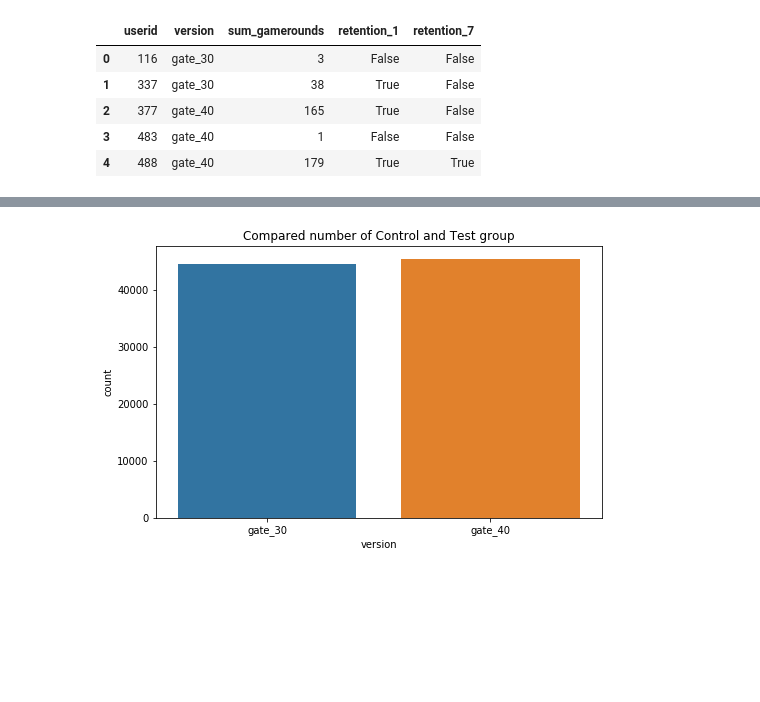
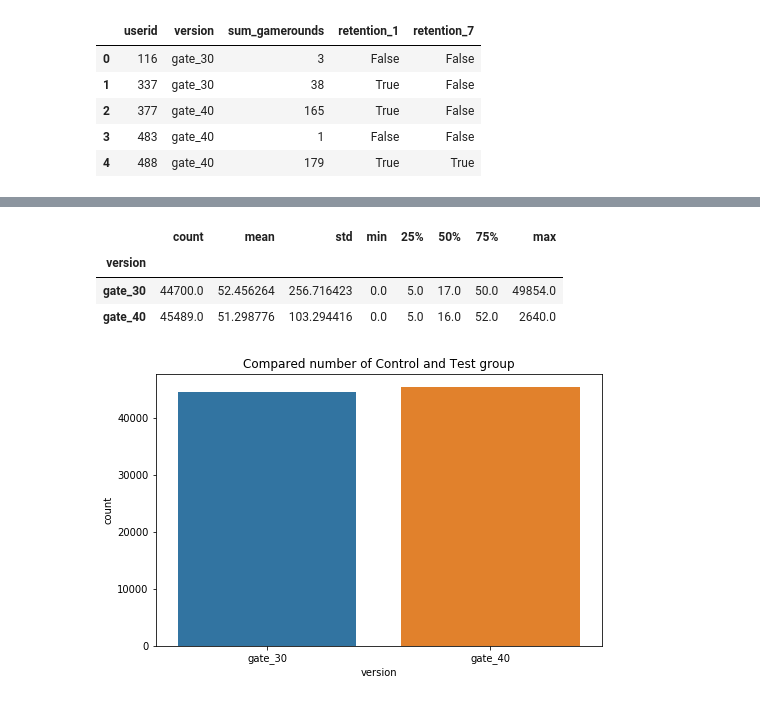
Before and after one commit to sunny0103/personal_project_kaggle, a Jupyter notebook: Cookie Cats mobile game AB test.ipynb, the cells around one changed output, grey strips where cells are left out. Cells and saved outputs as stored; diff of their text form; code cells hidden in the pictures; blank space fills up the shorter version.

```diff
--- a/Cookie Cats mobile game AB test.ipynb
+++ b/Cookie Cats mobile game AB test.ipynb
@@ -56,3 +94,10 @@ df.head()
+# %%
+df.groupby('version').sum_gamerounds.describe()
+# %% [output]
+|  | count | mean | std | min | 25% | 50% | 75% | max |
+| version |  |  |  |  |  |  |  |  |
+| gate_30 | 44700.0 | 52.456264 | 256.716423 | 0.0 | 5.0 | 17.0 | 50.0 | 49854.0 |
+| gate_40 | 45489.0 | 51.298776 | 103.294416 | 0.0 | 5.0 | 16.0 | 52.0 | 2640.0 |
 # %%
 plt.figure(figsize=(8,5))
 sns.countplot(x='version',data=df)
```
Also changed, not shown: parts of 9 cells of this notebook.
